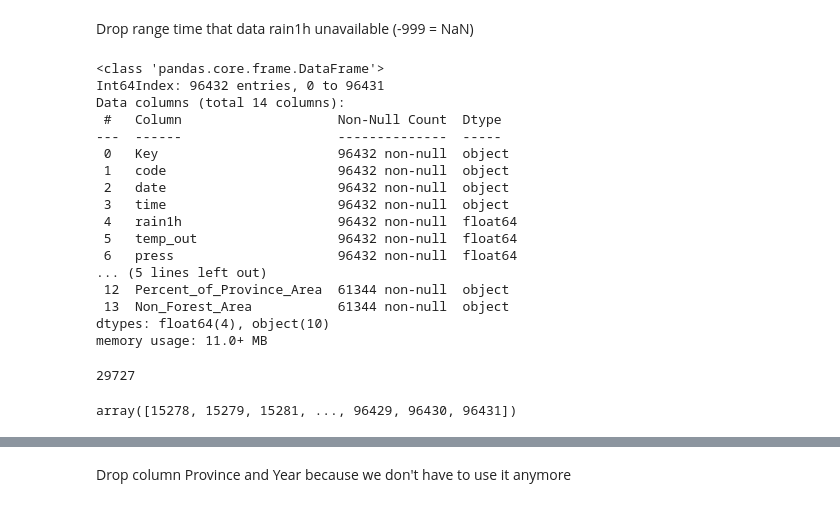
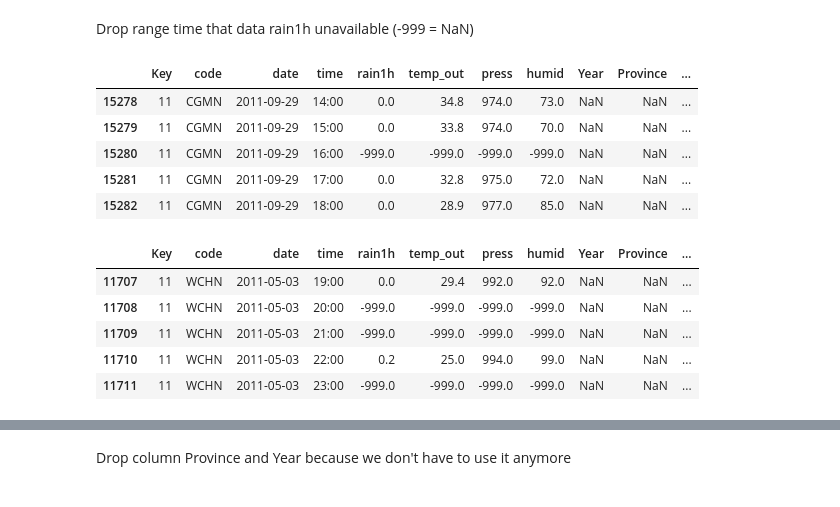
Before and after one commit to punnarat-w/Yomriver_analysis, a Jupyter notebook: ForecastingModel.ipynb, the cells around one changed output, grey strips where cells are left out. Saved outputs shown, nothing was run; the diff lists cells and outputs as text; code cells hidden in the pictures.

```diff
--- a/ForecastingModel.ipynb
+++ b/ForecastingModel.ipynb
@@ -301,7 +205,6 @@ nf_df
 # %%
-data_north = pd.merge(north_df, nf_df, on="Key", how="outer")
-data_mid = pd.merge(mid_df, mf_df, on="Key", how="outer")
-data_south = pd.merge(south_df, sf_df, on="Key", how="outer")
-# display(data_north)
-# display(data_mid)
-# display(data_south)
+def combine_with_forest(north_df, nf_df, mid_df, mf_df, south_df, sf_df):
+  data_north = pd.merge(north_df, nf_df, on="Key", how="outer")
+  data_mid = pd.merge(mid_df, mf_df, on="Key", how="outer")
+  data_south = pd.merge(south_df, sf_df, on="Key", how="outer")
+  return data_north, data_mid, data_south
@@ -334,0 +211,2 @@ data_south.head()
+# %%
+nf_df, mf_df, sf_df = prepare_forestdata(forest_df)
@@ -334,0 +215,2 @@ data_south.head()
+# %%
+north_df, mid_df, south_df = combine_with_forest(north_df, nf_df, mid_df, mf_df, south_df, sf_df)
@@ -341,36 +237,27 @@ data_south.head()
 # %% [markdown]
 Drop range time that data rain1h unavailable (-999 = NaN)
-# %%
-data_north.info()
-# %% [output]
-<class 'pandas.core.frame.DataFrame'>
-Int64Index: 96432 entries, 0 to 96431
-Data columns (total 14 columns):
- #   Column                    Non-Null Count  Dtype
----  ------                    --------------  -----
- 0   Key                       96432 non-null  object
- 1   code                      96432 non-null  object
- 2   date                      96432 non-null  object
- 3   time                      96432 non-null  object
- 4   rain1h                    96432 non-null  float64
- 5   temp_out                  96432 non-null  float64
- 6   press                     96432 non-null  float64
-... (5 lines left out)
- 12  Percent_of_Province_Area  61344 non-null  object
- 13  Non_Forest_Area           61344 non-null  object
-dtypes: float64(4), object(10)
-memory usage: 11.0+ MB
 # %%
 def drop_range_unavailable(df):
-  df[df['rain1h'] != -999].index.values
-  print(idx)
-  #df = df.drop(range(0, idx))
+  idx = df['rain1h'].ne(-999).idxmax()
+  df = df.drop(range(0, idx))
   return df
-# %%
-data_north = drop_range_unavailable(data_north)
-# %% [output]
-29727
-# %%
-data_north[data_north['rain1h'] != -999].index.values
-# %% [output]
-array([15278, 15279, 15281, ..., 96429, 96430, 96431])
+# %%
+north_df = drop_range_unavailable(north_df)
+north_df.head()
+# %% [output]
+|  | Key | code | date | time | rain1h | temp_out | press | humid | Year | Province | ... |
+| 15278 | 11 | CGMN | 2011-09-29 | 14:00 | 0.0 | 34.8 | 974.0 | 73.0 | NaN | NaN | ... |
+| 15279 | 11 | CGMN | 2011-09-29 | 15:00 | 0.0 | 33.8 | 974.0 | 70.0 | NaN | NaN | ... |
+| 15280 | 11 | CGMN | 2011-09-29 | 16:00 | -999.0 | -999.0 | -999.0 | -999.0 | NaN | NaN | ... |
+| 15281 | 11 | CGMN | 2011-09-29 | 17:00 | 0.0 | 32.8 | 975.0 | 72.0 | NaN | NaN | ... |
+| 15282 | 11 | CGMN | 2011-09-29 | 18:00 | 0.0 | 28.9 | 977.0 | 85.0 | NaN | NaN | ... |
+# %%
+mid_df = drop_range_unavailable(mid_df)
+mid_df.head()
+# %% [output]
+|  | Key | code | date | time | rain1h | temp_out | press | humid | Year | Province | ... |
+| 11707 | 11 | WCHN | 2011-05-03 | 19:00 | 0.0 | 29.4 | 992.0 | 92.0 | NaN | NaN | ... |
+| 11708 | 11 | WCHN | 2011-05-03 | 20:00 | -999.0 | -999.0 | -999.0 | -999.0 | NaN | NaN | ... |
+| 11709 | 11 | WCHN | 2011-05-03 | 21:00 | -999.0 | -999.0 | -999.0 | -999.0 | NaN | NaN | ... |
+| 11710 | 11 | WCHN | 2011-05-03 | 22:00 | 0.2 | 25.0 | 994.0 | 99.0 | NaN | NaN | ... |
+| 11711 | 11 | WCHN | 2011-05-03 | 23:00 | -999.0 | -999.0 | -999.0 | -999.0 | NaN | NaN | ... |
```
Also changed, not shown: parts of 73 cells of this notebook.
